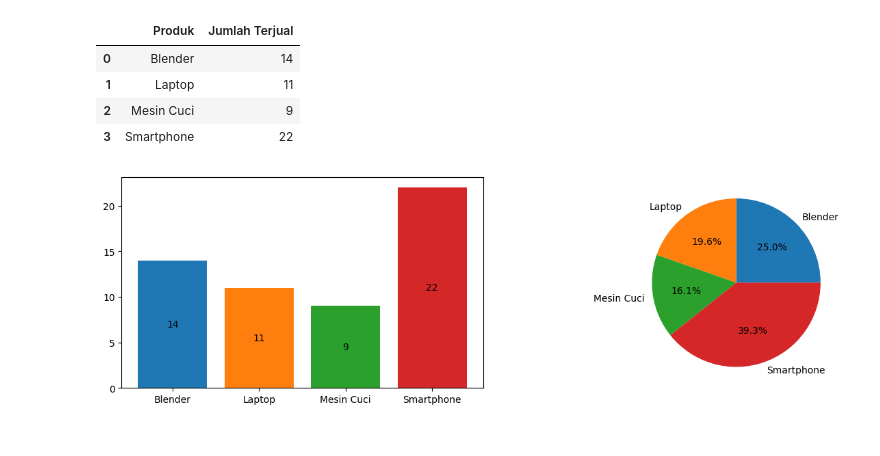
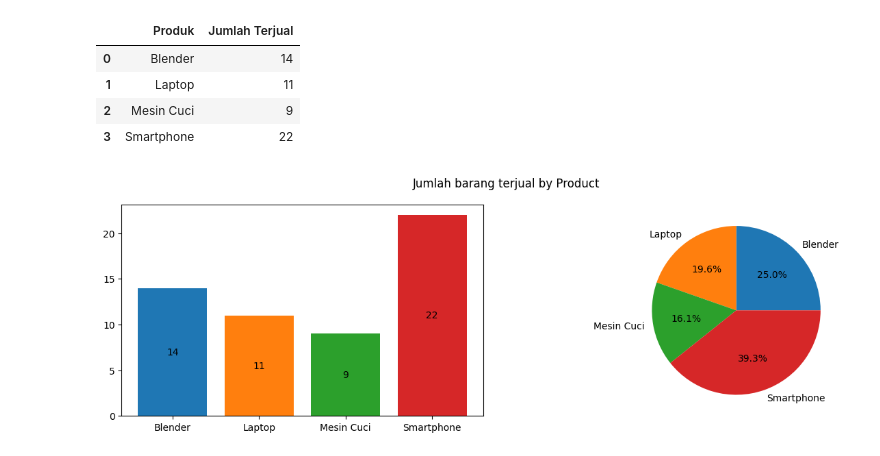
Before and after one commit to GilbrantRoychan/visualisasi_dataset2, a Jupyter notebook: test.ipynb, the cells around one changed output. Cells and saved outputs as stored; diff of their text form; code cells hidden in the pictures.

```diff
--- a/test.ipynb
+++ b/test.ipynb
@@ -99,16 +99,17 @@ result
 | 3 | Smartphone | 22 |
 # %%
 fig,ax = plt.subplots(1,2, figsize=(15,4))
+fig.suptitle("Jumlah barang terjual by Product")
 bar_colors = ['tab:blue', 'tab:orange', 'tab:green','tab:red']
 bar= ax[0].bar(x=result["Produk"], height=result["Jumlah Terjual"], color=bar_colors)
 plt.grid()
 plt.bar_label(bar, label_type="center")
 
 
 pie = ax[1].pie(x=result["Jumlah Terjual"], labels= result["Produk"], autopct="%1.1f%%")
 
 
 
 plt.show()
 # %% [output]
-[figure, old version]
+[figure, new version]
```
